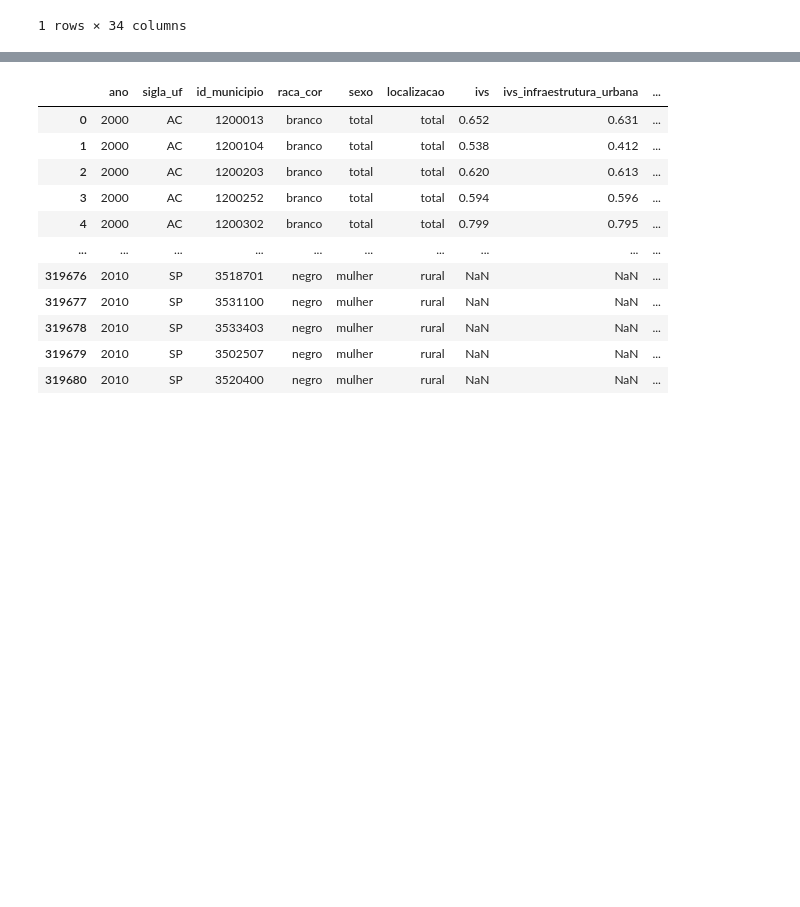
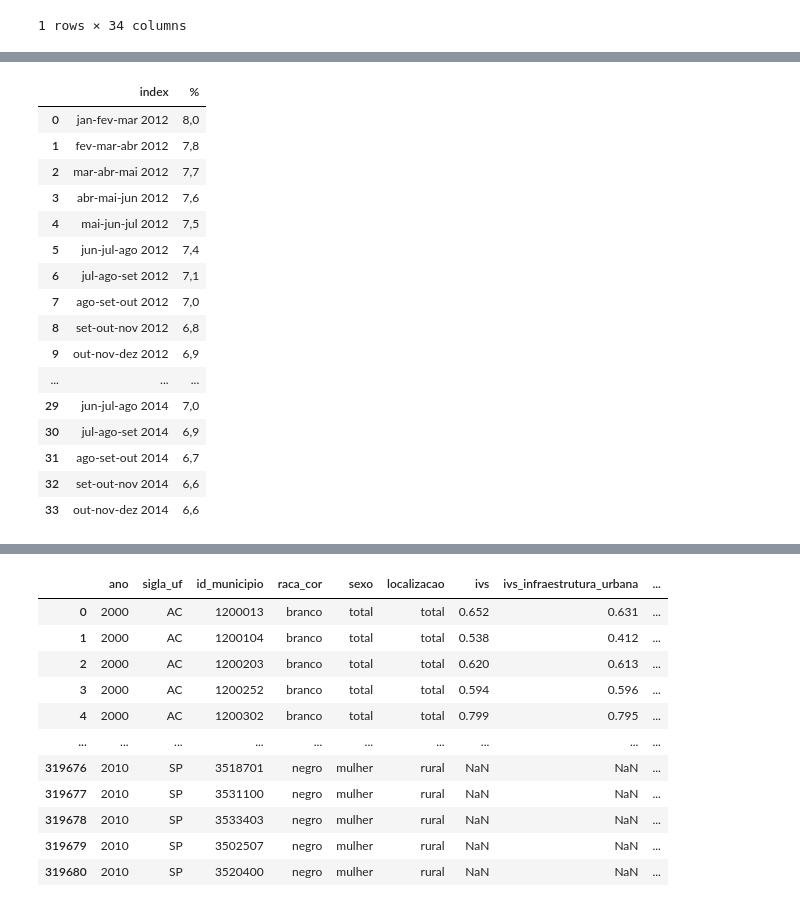
Before and after one commit to felipebns/P2_Cdados, a Jupyter notebook: p2_cdados.ipynb, the cells around one changed output, grey strips where cells are left out. Drawn from its saved outputs; the diff is of its cells as text; code cells hidden in the pictures; blank space fills up the shorter version.

```diff
--- a/p2_cdados.ipynb
+++ b/p2_cdados.ipynb
@@ -143,9 +143,9 @@ datas = desemprego.iloc[0] #meses/ano
 valores = desemprego.iloc[2] #valores limpan
 # %%
 dados = {}
-for i in range(len(datas)):
-    if i > 1:
-        dados[datas[i]] = valores[i]
+for mes in range(len(datas)):
+    if mes > 1:
+        dados[datas[mes]] = valores[mes]
 desemprego_tratado = (pd.DataFrame(dados, index=['%']))
 # %%
 desemprego_tratado
@@ -191,0 +194,21 @@ desemprego_2012
+# %%
+df = desemprego_2012.transpose().reset_index()
+df
+# %% [output]
+|  | index | % |
+| 0 | jan-fev-mar 2012 | 8,0 |
+| 1 | fev-mar-abr 2012 | 7,8 |
+| 2 | mar-abr-mai 2012 | 7,7 |
+| 3 | abr-mai-jun 2012 | 7,6 |
+| 4 | mai-jun-jul 2012 | 7,5 |
+| 5 | jun-jul-ago 2012 | 7,4 |
+| 6 | jul-ago-set 2012 | 7,1 |
+| 7 | ago-set-out 2012 | 7,0 |
+| 8 | set-out-nov 2012 | 6,8 |
+| 9 | out-nov-dez 2012 | 6,9 |
+| ... | ... | ... |
+| 29 | jun-jul-ago 2014 | 7,0 |
+| 30 | jul-ago-set 2014 | 6,9 |
+| 31 | ago-set-out 2014 | 6,7 |
+| 32 | set-out-nov 2014 | 6,6 |
+| 33 | out-nov-dez 2014 | 6,6 |
```
Also changed, not shown: parts of 3 cells of this notebook.
